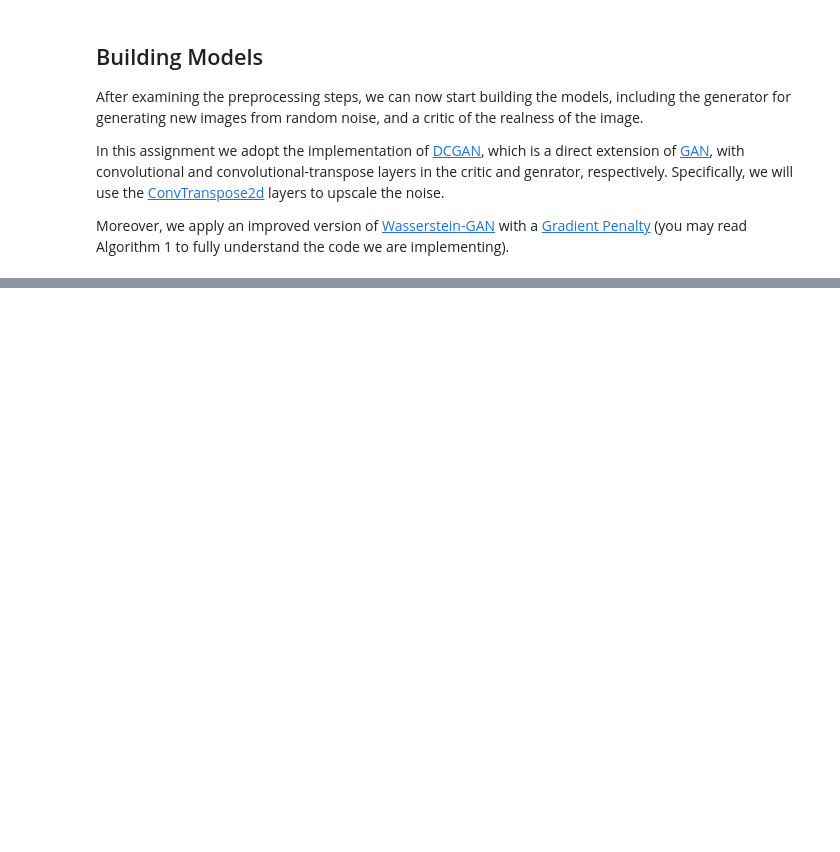
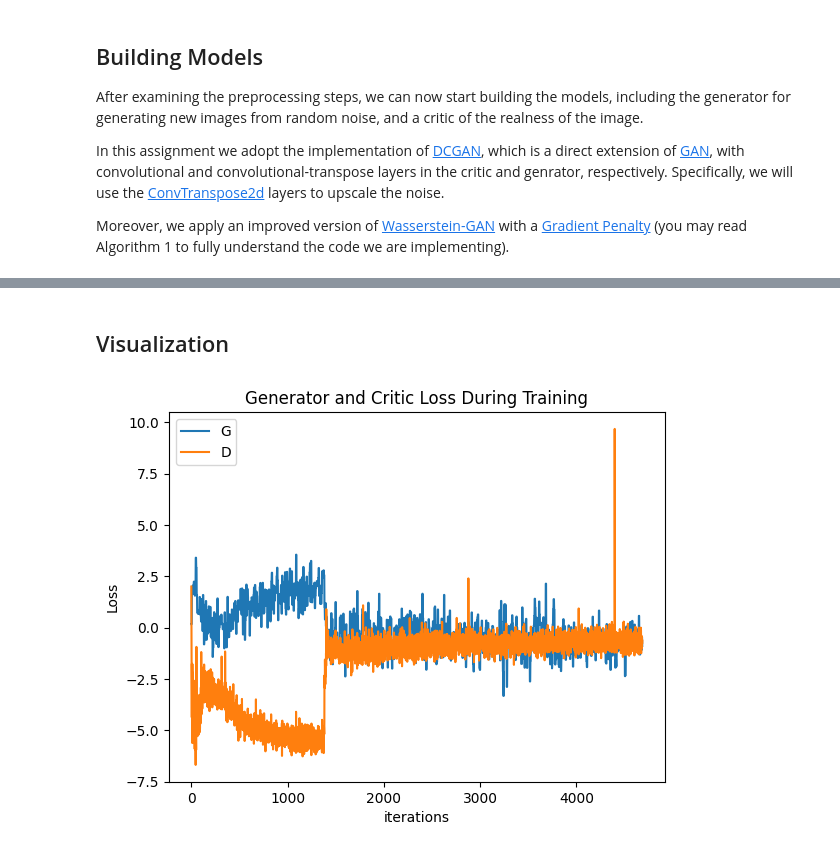
Before and after one commit to jimmyygit/mnist-gan, a Jupyter notebook: mnist-gan.ipynb, the cells around one changed output, grey strips where cells are left out. Drawn from its saved outputs; the diff is of its cells as text; code cells hidden in the pictures; blank space fills up the shorter version.

Commit message:
Implement training

```diff
--- a/mnist-gan.ipynb
+++ b/mnist-gan.ipynb
@@ -132,0 +137,5 @@ class Critic(nn.Module):
+# %%
+critic, generator = Critic().to(device), Generator().to(device)
+
+critic_optimizer = optim.AdamW(critic.parameters(), lr=1e-4,betas=(0., 0.9))
+generator_optimizer = optim.AdamW(generator.parameters(), lr=1e-4,betas=(0., 0.9))
@@ -132,0 +239,14 @@ class Critic(nn.Module):
+# %% [markdown]
+## Visualization
+# %%
+# Visualize the loss
+# include the figure in the latex file
+plt.title("Generator and Critic Loss During Training")
+plt.plot(generator_losses,label="G")
+plt.plot(critic_losses,label="D")
+plt.xlabel("iterations")
+plt.ylabel("Loss")
+plt.legend()
+plt.show()
+# %% [output]
+[figure, added]
```
Also changed, not shown: parts of 3 cells of this notebook.
